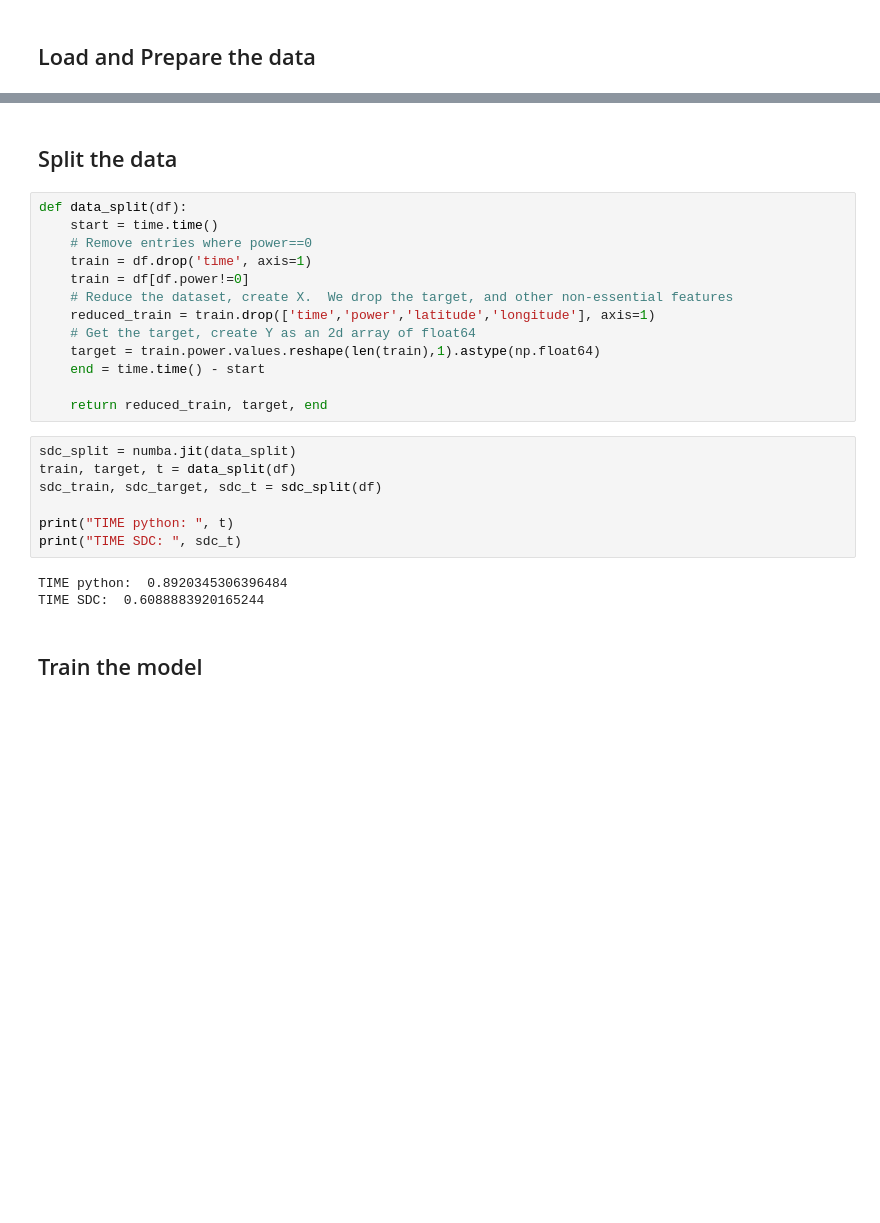
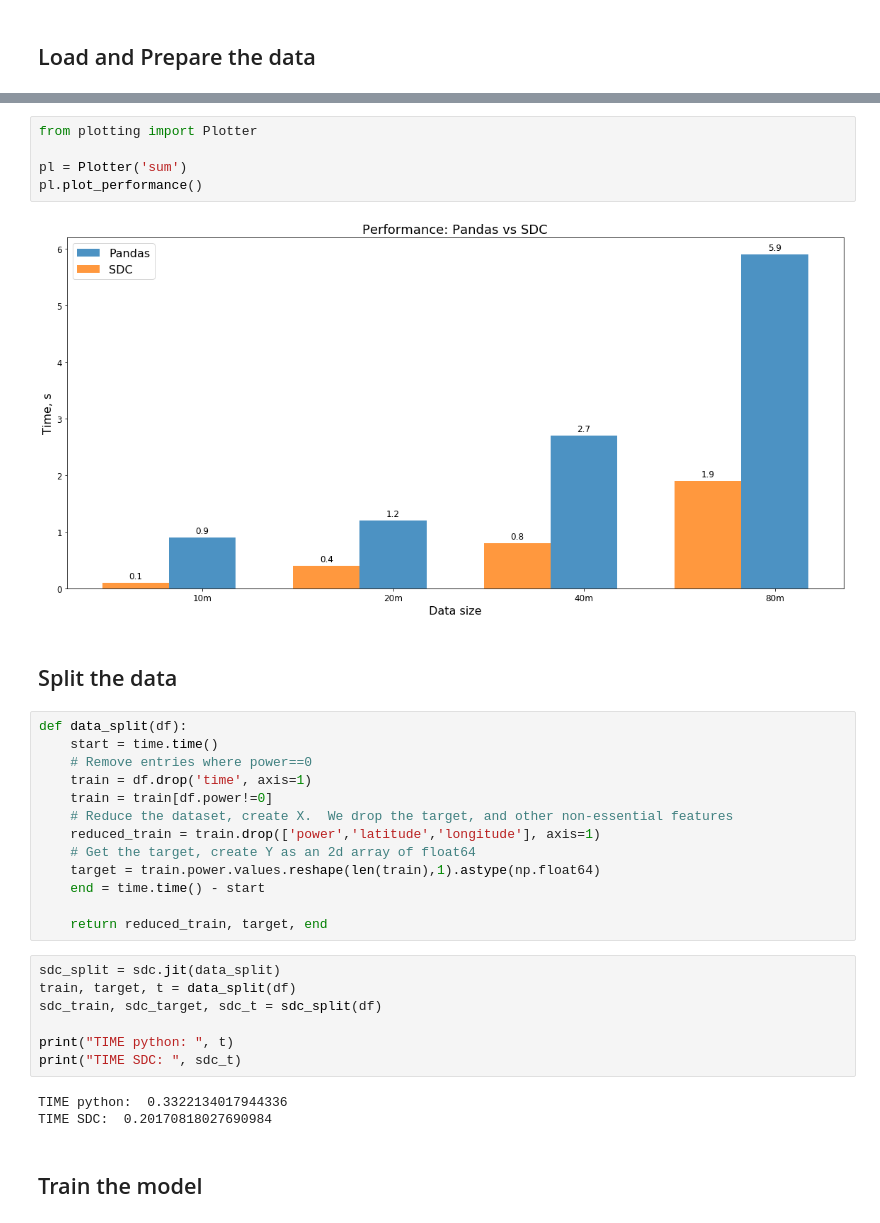
Before and after one commit to IntelPython/sdc, a Jupyter notebook: docs/demos/sdc_demo.ipynb, the cells around one changed output, grey strips where cells are left out. Cells and saved outputs as stored; diff of their text form; blank space fills up the shorter version.

```diff
--- a/docs/demos/sdc_demo.ipynb
+++ b/docs/demos/sdc_demo.ipynb
@@ -140,3 +138,10 @@ TIME SDC:  0.10742287183529697
+# %%
+from plotting import Plotter
+
+pl = Plotter('sum')
+pl.plot_performance()
+# %% [output]
+[figure, added]
 # %% [markdown]
 ## Split the data
 # %%
@@ -144,24 +149,24 @@ def data_split(df):
     start = time.time()
     # Remove entries where power==0
     train = df.drop('time', axis=1)
-    train = df[df.power!=0]
+    train = train[df.power!=0]
     # Reduce the dataset, create X.  We drop the target, and other non-essential features
-    reduced_train = train.drop(['time','power','latitude','longitude'], axis=1)
+    reduced_train = train.drop(['power','latitude','longitude'], axis=1)
     # Get the target, create Y as an 2d array of float64
     target = train.power.values.reshape(len(train),1).astype(np.float64)
     end = time.time() - start
 
     return reduced_train, target, end
 # %%
-sdc_split = numba.jit(data_split)
+sdc_split = sdc.jit(data_split)
 train, target, t = data_split(df)
 sdc_train, sdc_target, sdc_t = sdc_split(df)
 
 print("TIME python: ", t)
 print("TIME SDC: ", sdc_t)
 # %% [output]
-TIME python:  0.8920345306396484
-TIME SDC:  0.6088883920165244
+TIME python:  0.3322134017944336
+TIME SDC:  0.20170818027690984
 # %% [markdown]
 ## Train the model
 # %% [markdown]
```
Also changed, not shown: parts of 27 cells of this notebook, 1 other file.
